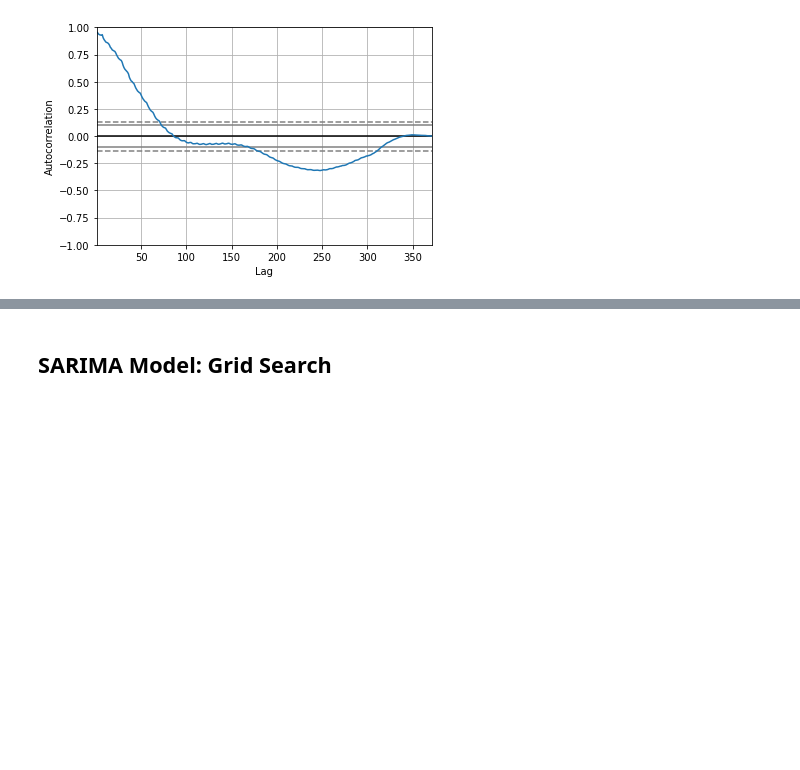
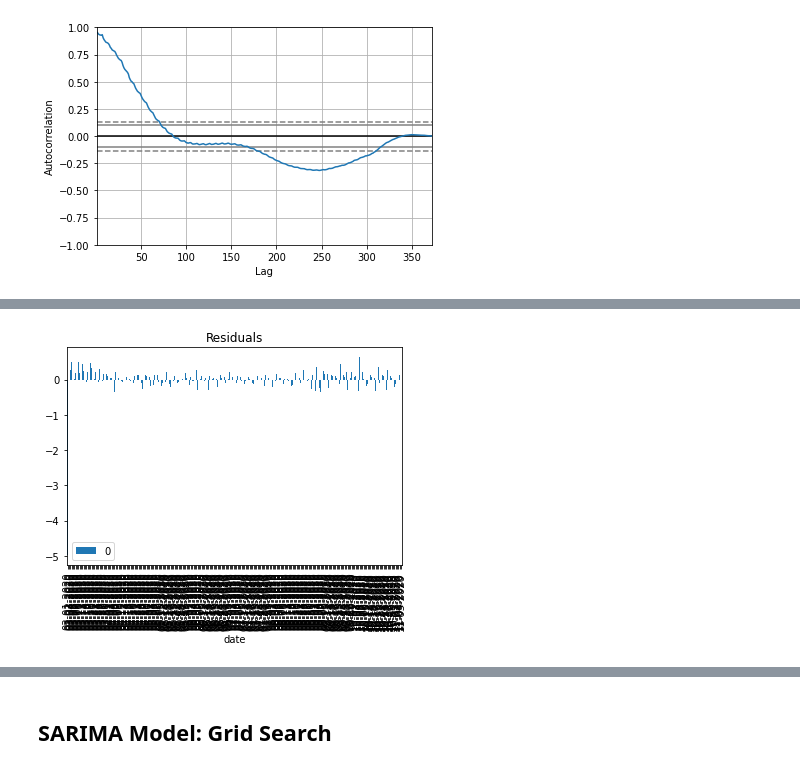
Before and after one commit to CCom20/covid-ml-application, a Jupyter notebook: notebooks/sarima_model.ipynb, the cells around one changed output, grey strips where cells are left out. Drawn from its saved outputs; the diff is of its cells as text; code cells hidden in the pictures; blank space fills up the shorter version.

```diff
--- a/notebooks/sarima_model.ipynb
+++ b/notebooks/sarima_model.ipynb
@@ -116,7 +128,7 @@ testing
 # %%
 import warnings
-warnings.filterwarnings("ignore") # specify to ignore warning messages
+warnings.filterwarnings("ignore")
 
-model = ARIMA(training, order=(1,1,2))
-model_fit = model.fit(disp=0)
+model = ARIMA(training, order=(1,0,3))
+model_fit = model.fit(disp=False)
 print(model_fit.summary())
@@ -123,7 +153,10 @@ print(model_fit.summary())
 # %%
+# Show the Residuals
 residuals = pd.DataFrame(model_fit.resid)
-residuals.plot(title="Residuals")
+residuals.plot(kind="bar", title="Residuals")
 plt.show()
+# %% [output]
+[figure, added]
 # %%
 model_fit.plot_predict()
 plt.show()
```
Also changed, not shown: parts of 59 cells of this notebook, 10 other files.
